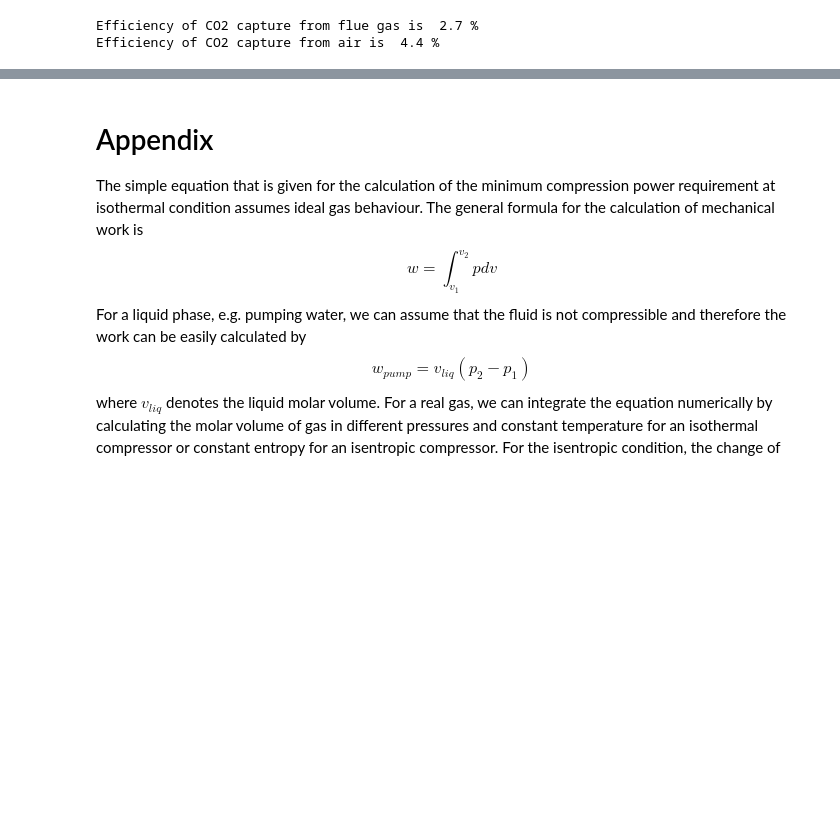
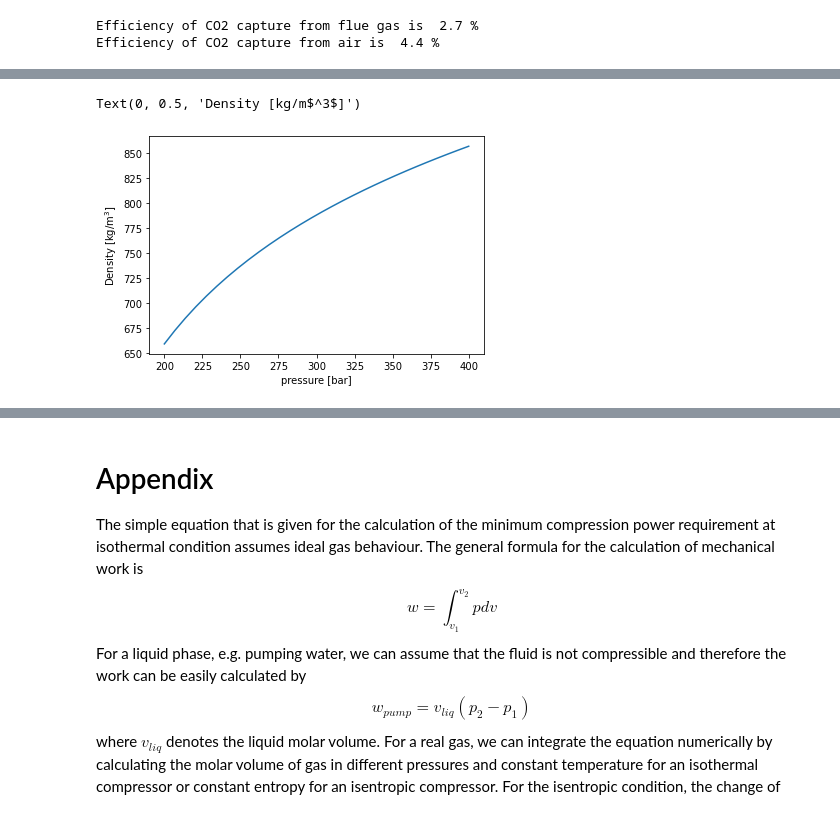
Before and after one commit to simulkade/energystorage, a Jupyter notebook: code/tudelft-energy-storage-exercise-2021.ipynb, the cells around one changed output, grey strips where cells are left out. Cells and saved outputs as stored; diff of their text form; code cells hidden in the pictures; blank space fills up the shorter version.

```diff
--- a/code/tudelft-energy-storage-exercise-2021.ipynb
+++ b/code/tudelft-energy-storage-exercise-2021.ipynb
@@ -47,0 +56,13 @@ $$p_{out} = p_{pipe}+L_{pipe}{\Delta p}_{s}$$
+# %%
+T0 = 70+273.15 # K
+p_in = 200e5 # Pa
+p_out = 2*p_in # Pa
+MW_CO2 = 0.044 # kg/mol
+p = np.linspace(p_in, p_out, 30)
+rho_CO2 = PropsSI('D', 'T', T0, 'P', p, 'CO2')
+plt.plot(p/1e5, rho_CO2)
+plt.xlabel('pressure [bar]')
+plt.ylabel('Density [kg/m$^3$]')
+# %% [output]
+Text(0, 0.5, 'Density [kg/m$^3$]')
+[figure, added]
```
Also changed, not shown: parts of 22 cells of this notebook, 1 other file.
